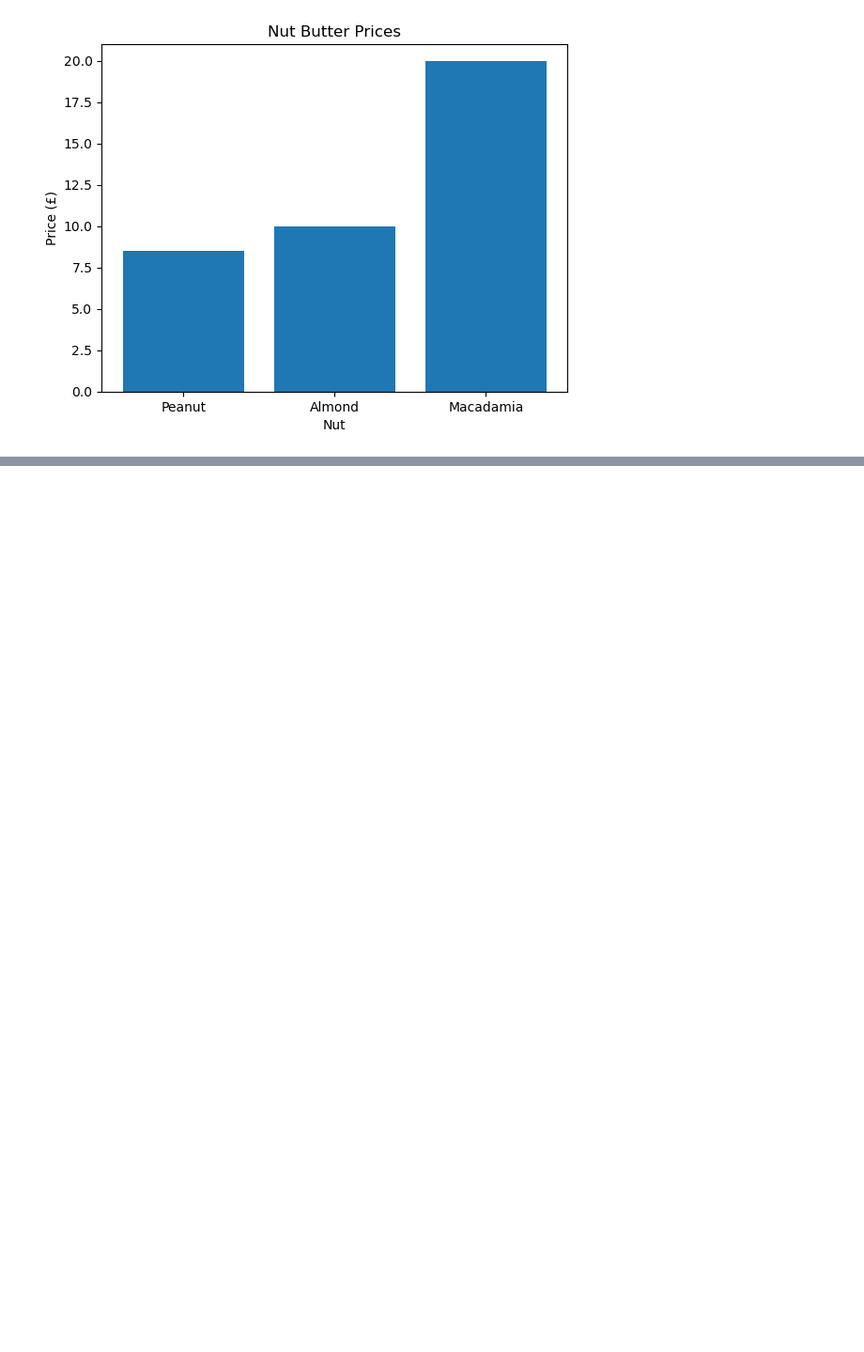
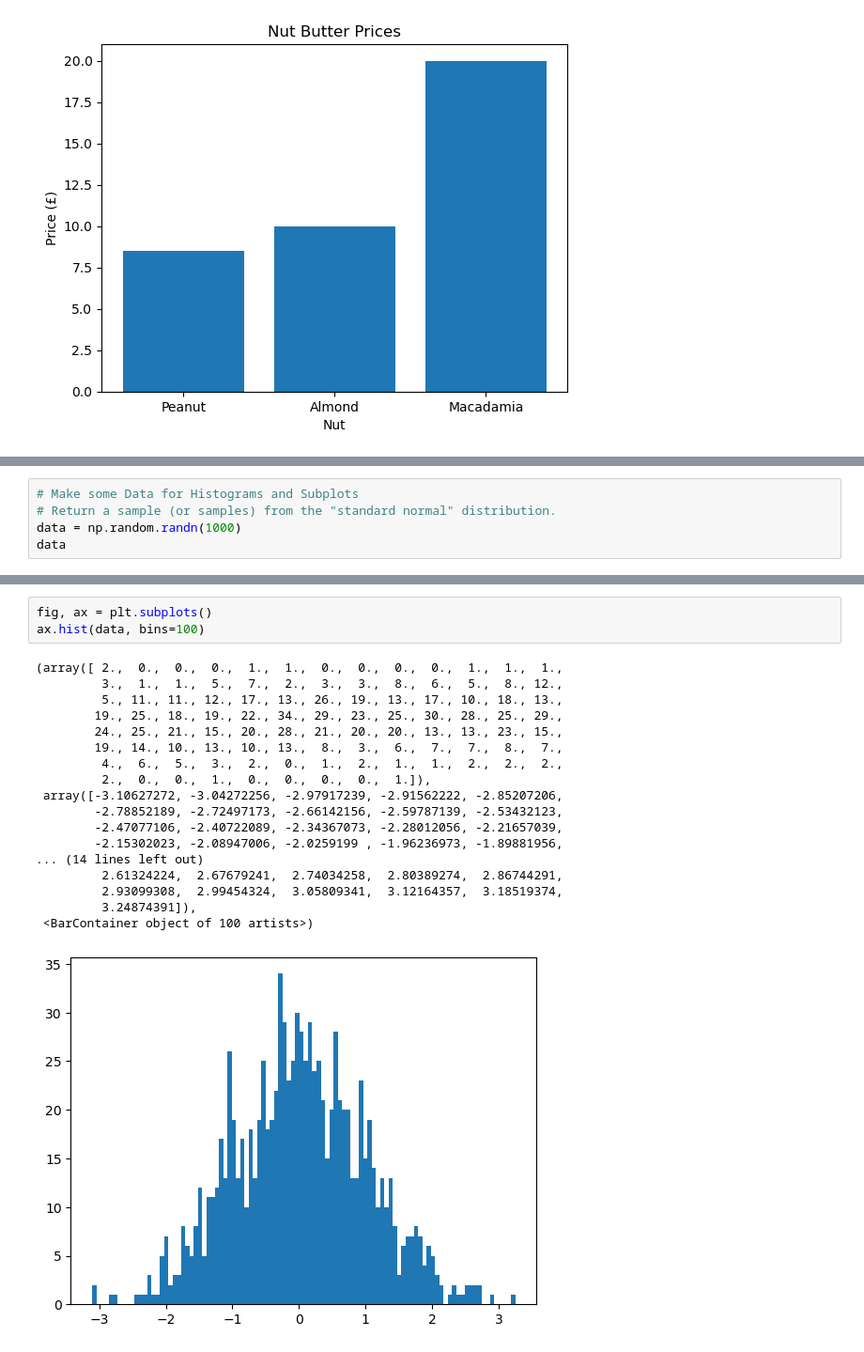
Before and after one commit to rickygrosvenor-pramanick/learn-ml, a Jupyter notebook: matplotlib/introduction-to-matplotlib.ipynb, the cells around one changed output, grey strips where cells are left out. Shown at 94% size. Saved outputs shown, nothing was run; the diff lists cells and outputs as text; blank space fills up the shorter version.

```diff
--- a/matplotlib/introduction-to-matplotlib.ipynb
+++ b/matplotlib/introduction-to-matplotlib.ipynb
@@ -132,0 +140,5 @@ ax.set(title="Nut Butter Prices", xlabel="Nut", ylabel="Price (£)")
+# %%
+# Make some Data for Histograms and Subplots
+# Return a sample (or samples) from the "standard normal" distribution.
+data = np.random.randn(1000)
+data
@@ -132,0 +163,22 @@ ax.set(title="Nut Butter Prices", xlabel="Nut", ylabel="Price (£)")
+# %%
+fig, ax = plt.subplots()
+ax.hist(data, bins=100)
+# %% [output]
+(array([ 2.,  0.,  0.,  0.,  1.,  1.,  0.,  0.,  0.,  0.,  1.,  1.,  1.,
+         3.,  1.,  1.,  5.,  7.,  2.,  3.,  3.,  8.,  6.,  5.,  8., 12.,
+         5., 11., 11., 12., 17., 13., 26., 19., 13., 17., 10., 18., 13.,
+        19., 25., 18., 19., 22., 34., 29., 23., 25., 30., 28., 25., 29.,
+        24., 25., 21., 15., 20., 28., 21., 20., 20., 13., 13., 23., 15.,
+        19., 14., 10., 13., 10., 13.,  8.,  3.,  6.,  7.,  7.,  8.,  7.,
+         4.,  6.,  5.,  3.,  2.,  0.,  1.,  2.,  1.,  1.,  2.,  2.,  2.,
+         2.,  0.,  0.,  1.,  0.,  0.,  0.,  0.,  1.]),
+ array([-3.10627272, -3.04272256, -2.97917239, -2.91562222, -2.85207206,
+        -2.78852189, -2.72497173, -2.66142156, -2.59787139, -2.53432123,
+        -2.47077106, -2.40722089, -2.34367073, -2.28012056, -2.21657039,
+        -2.15302023, -2.08947006, -2.0259199 , -1.96236973, -1.89881956,
+... (14 lines left out)
+         2.61324224,  2.67679241,  2.74034258,  2.80389274,  2.86744291,
+         2.93099308,  2.99454324,  3.05809341,  3.12164357,  3.18519374,
+         3.24874391]),
+ <BarContainer object of 100 artists>)
+[figure, added]
```
Also changed, not shown: parts of 4 cells of this notebook.
